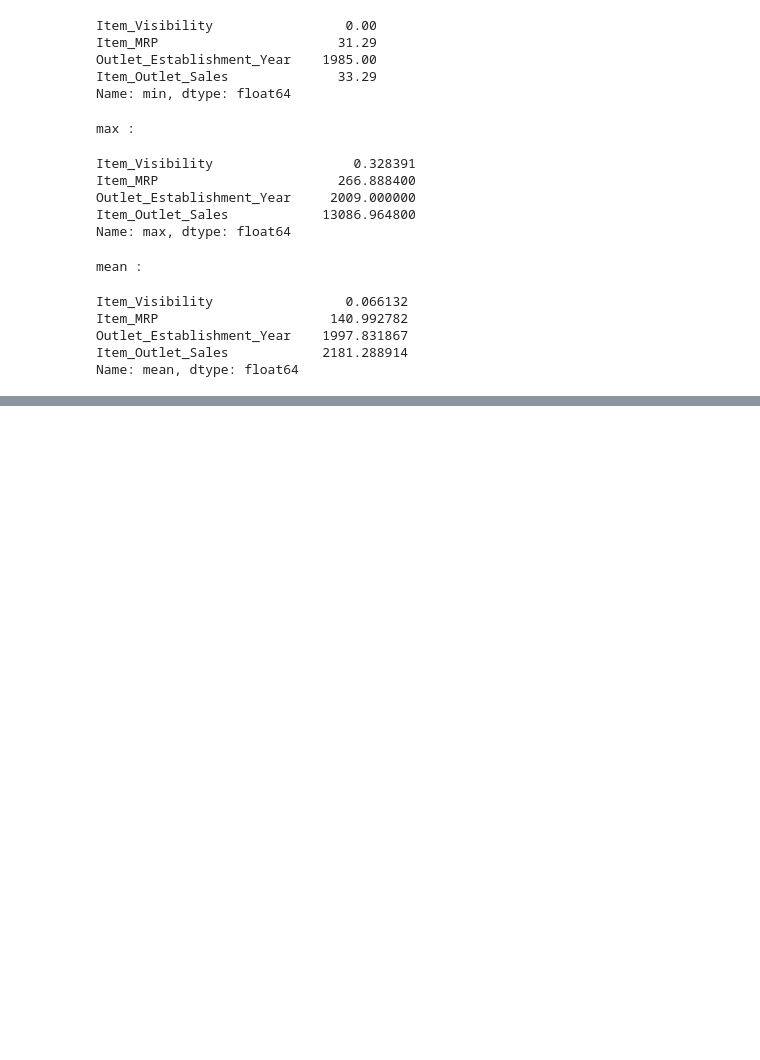
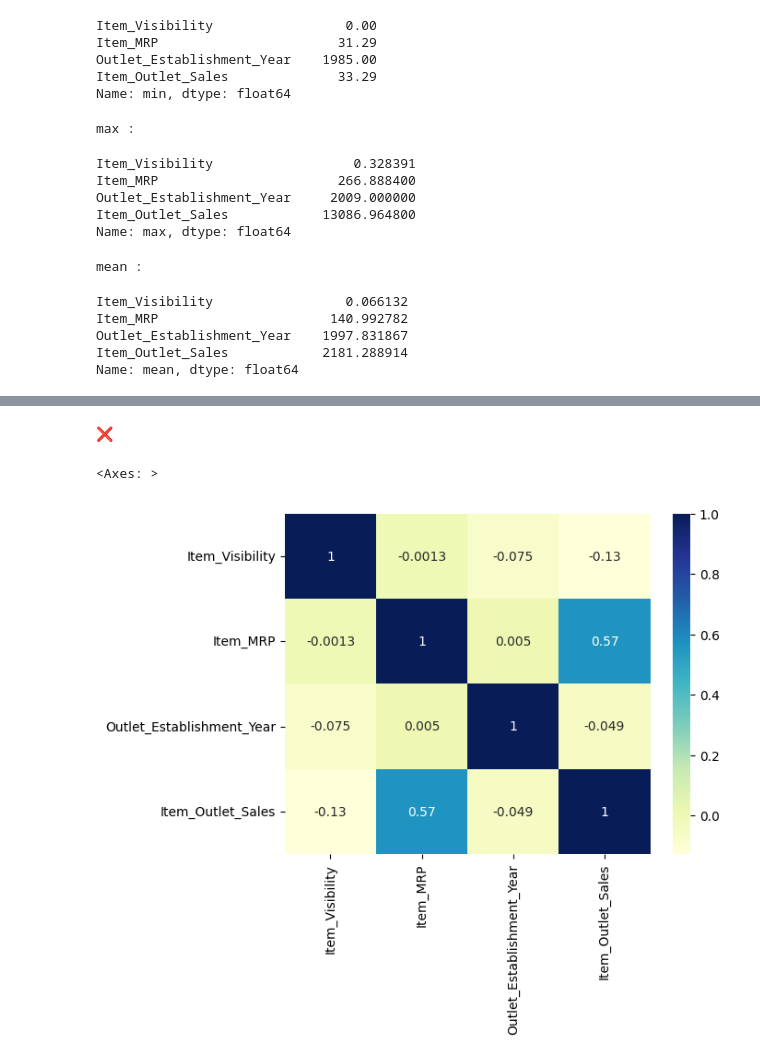
Before and after one commit to Bmdhia/X_sales_predictions, a Jupyter notebook: Project_1_Part_2.ipynb, the cells around one changed output, grey strips where cells are left out. Saved outputs shown, nothing was run; the diff lists cells and outputs as text; code cells hidden in the pictures; blank space fills up the shorter version.

```diff
--- a/Project_1_Part_2.ipynb
+++ b/Project_1_Part_2.ipynb
@@ -199,0 +227,7 @@ Name: mean, dtype: float64
+# %% [markdown]
+❌
+# %%
+sns.heatmap(df.corr(), cmap = 'YlGnBu', annot = True)
+# %% [output]
+<Axes: >
+[figure, added]
```
Also changed, not shown: parts of 13 cells of this notebook.
